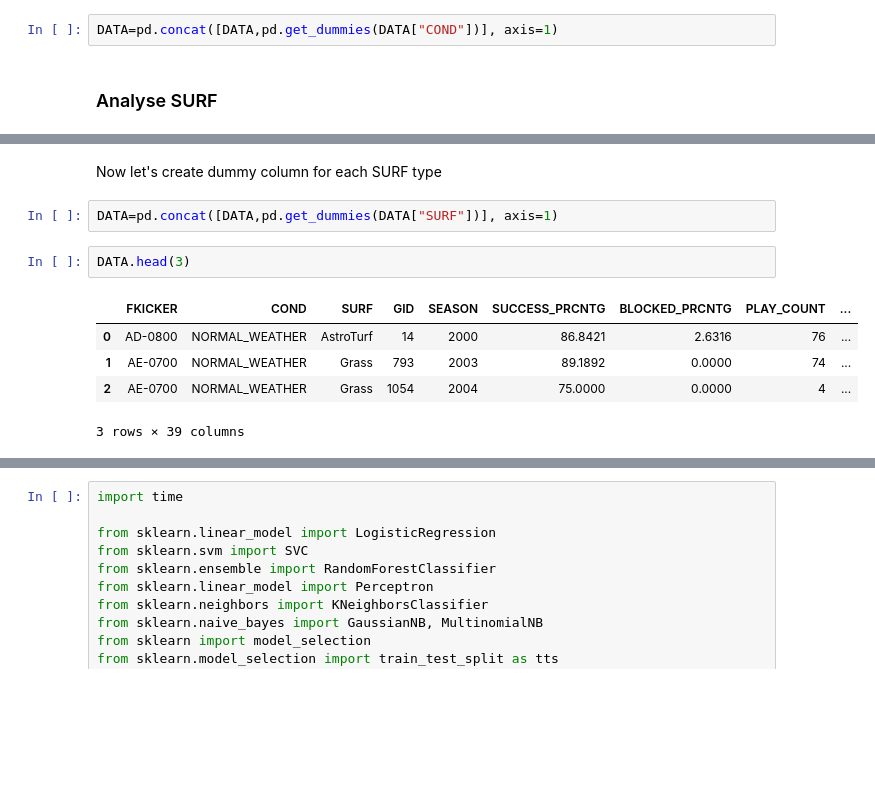
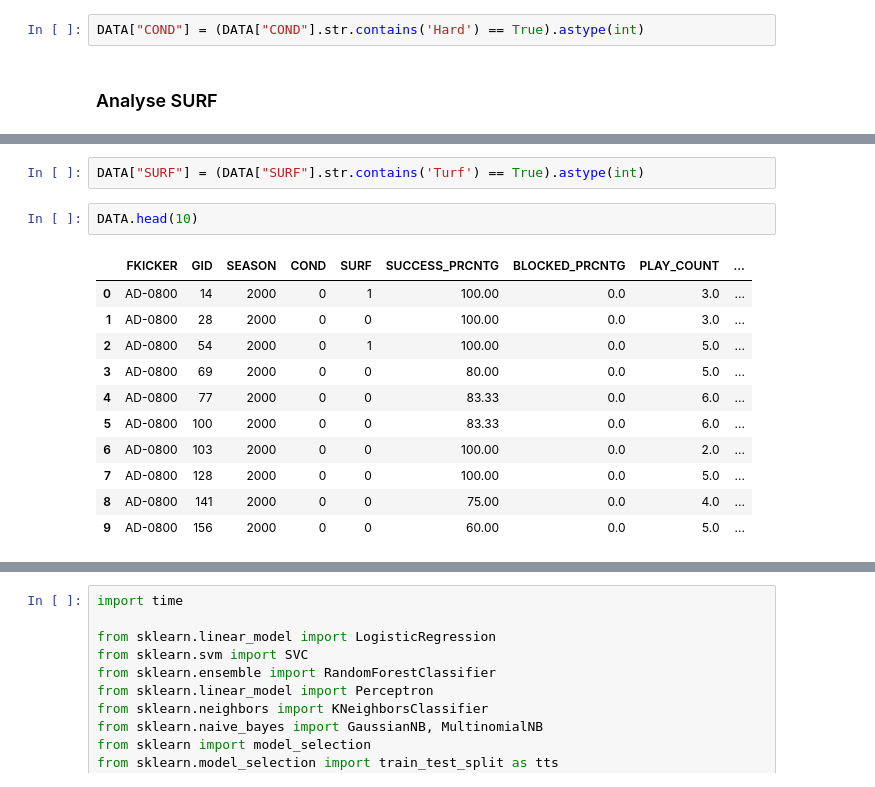
Before and after one commit to georgetown-analytics/Data-Blitz, a Jupyter notebook: KickerProBowlModel.ipynb, the cells around one changed output, grey strips where cells are left out. Drawn from its saved outputs; the diff is of its cells as text; blank space fills up the shorter version.

```diff
--- a/KickerProBowlModel.ipynb
+++ b/KickerProBowlModel.ipynb
@@ -285,5 +306,5 @@ Now let's create dummy column for each weather category
-# %%
-DATA=pd.concat([DATA,pd.get_dummies(DATA["COND"])], axis=1)
+# %%
+DATA["COND"] = (DATA["COND"].str.contains('Hard') == True).astype(int)
 # %% [markdown]
 ### Analyse SURF
 # %%
@@ -302,13 +325,17 @@ SportGrass                1
 Name: SURF, dtype: int64
-# %% [markdown]
-Now let's create dummy column for each SURF type
-# %%
-DATA=pd.concat([DATA,pd.get_dummies(DATA["SURF"])], axis=1)
+# %%
+DATA["SURF"] = (DATA["SURF"].str.contains('Turf') == True).astype(int)
 # %%
-DATA.head(3)
+DATA.head(10)
 # %% [output]
-|  | FKICKER | COND | SURF | GID | SEASON | SUCCESS_PRCNTG | BLOCKED_PRCNTG | PLAY_COUNT | ... |
-| 0 | AD-0800 | NORMAL_WEATHER | AstroTurf | 14 | 2000 | 86.8421 | 2.6316 | 76 | ... |
-| 1 | AE-0700 | NORMAL_WEATHER | Grass | 793 | 2003 | 89.1892 | 0.0000 | 74 | ... |
-| 2 | AE-0700 | NORMAL_WEATHER | Grass | 1054 | 2004 | 75.0000 | 0.0000 | 4 | ... |
+|  | FKICKER | GID | SEASON | COND | SURF | SUCCESS_PRCNTG | BLOCKED_PRCNTG | PLAY_COUNT | ... |
+| 0 | AD-0800 | 14 | 2000 | 0 | 1 | 100.00 | 0.0 | 3.0 | ... |
+| 1 | AD-0800 | 28 | 2000 | 0 | 0 | 100.00 | 0.0 | 3.0 | ... |
+| 2 | AD-0800 | 54 | 2000 | 0 | 1 | 100.00 | 0.0 | 5.0 | ... |
+| 3 | AD-0800 | 69 | 2000 | 0 | 0 | 80.00 | 0.0 | 5.0 | ... |
+| 4 | AD-0800 | 77 | 2000 | 0 | 0 | 83.33 | 0.0 | 6.0 | ... |
+| 5 | AD-0800 | 100 | 2000 | 0 | 0 | 83.33 | 0.0 | 6.0 | ... |
+| 6 | AD-0800 | 103 | 2000 | 0 | 0 | 100.00 | 0.0 | 2.0 | ... |
+| 7 | AD-0800 | 128 | 2000 | 0 | 0 | 100.00 | 0.0 | 5.0 | ... |
+| 8 | AD-0800 | 141 | 2000 | 0 | 0 | 75.00 | 0.0 | 4.0 | ... |
+| 9 | AD-0800 | 156 | 2000 | 0 | 0 | 60.00 | 0.0 | 5.0 | ... |
-3 rows × 39 columns
```
Also changed, not shown: parts of 24 cells of this notebook, 2 other files.
